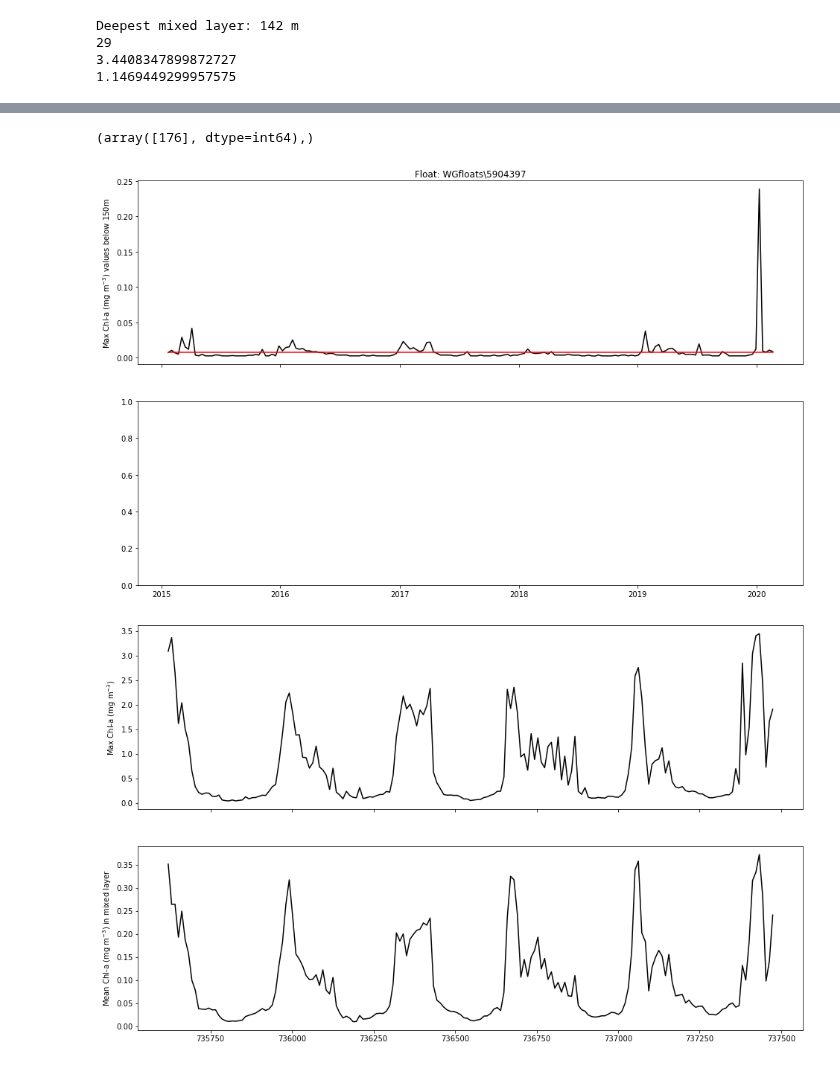
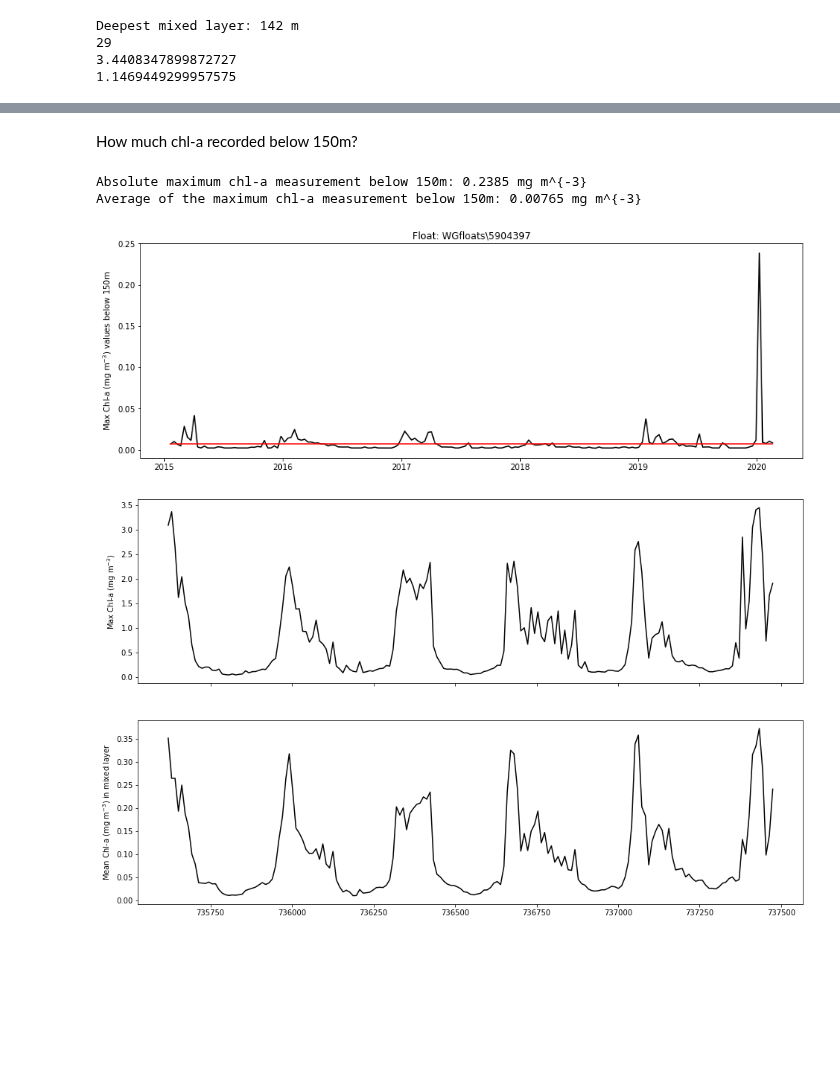
Before and after one commit to ClaraCDouglas/net_community_production, a Jupyter notebook: notebooks/FromBieito/UnderIceAnalysis.ipynb, the cells around one changed output, grey strips where cells are left out. Saved outputs shown, nothing was run; the diff lists cells and outputs as text; code cells hidden in the pictures; blank space fills up the shorter version.

```diff
--- a/notebooks/FromBieito/UnderIceAnalysis.ipynb
+++ b/notebooks/FromBieito/UnderIceAnalysis.ipynb
@@ -130,0 +94,8 @@ print(FLOAT.gr["date_dt"])
+# %%
+uplim=1
+deeplim=100
+lowlim=200 # check what values of chl_a there are deeper than 150m -
+            #there shouldn't be any, so may indicate some callibration error/uncertainty if there is, and need to correct for that
+Uh = np.where( FLOAT.gr["depth"]>= uplim)[0][0]
+Dh = np.where( FLOAT.gr["depth"]>= deeplim)[0][0]
+Lh = np.where( FLOAT.gr["depth"]>= lowlim)[0][0]
@@ -131,14 +189,24 @@ print(FLOAT.gr["date_dt"])
+# %% [markdown]
+How much chl-a recorded below 150m?
+# %%
+deep_Chl_a = np.nanmax(FLOAT.gr["Chl_a_corr"][Lh:,:], axis = 0)
+#max_Chl_a_corr = np.nanmax(FLOAT.gr["Chl_a_corr"][Uh:Dh,:], axis = 0)
+#meanML_Chl_a = np.nanmean(FLOAT.gr["Chl_a_corr"][:jh,:], axis = 0)
+print('Absolute maximum chl-a measurement below 150m:',np.round(np.nanmax(deep_Chl_a),5),'mg m^{-3}')
+print('Average of the maximum chl-a measurement below 150m:',np.round(np.nanmean(deep_Chl_a),5),'mg m^{-3}')
+# %% [output]
+Absolute maximum chl-a measurement below 150m: 0.2385 mg m^{-3}
+Average of the maximum chl-a measurement below 150m: 0.00765 mg m^{-3}
 # %%
-fig, ax = plt.subplots(2,1,figsize = (16,10), sharex = True)
-ax[0].plot( FLOAT.gr["date_dt"], deep_Chl_a, "k" )
-ax[0].set_ylabel( "Max Chl-a (mg m$^{-3}$) values below 150m" )
+fig, ax = plt.subplots(figsize = (15,5), sharex = True)
+#fig,(ax1,ax2)=plt.figure(figsize = (15,5))
+plt.plot( FLOAT.gr["date_dt"], deep_Chl_a, "k" )
+ax.set_ylabel( "Max Chl-a (mg m$^{-3}$) values below 150m" )
 mean_deep_chl_a=[np.nanmean(deep_Chl_a)]*len(FLOAT.gr["date"])
-ax[0].plot(FLOAT.gr["date_dt"], mean_deep_chl_a, "r")
-ax[0].set_title("Float: %s"%(FLOAT.raw["code"]))
-print(np.where(deep_Chl_a>0.2))
+plt.plot(FLOAT.gr["date_dt"], mean_deep_chl_a, "r")
+ax.set_title("Float: %s"%(FLOAT.raw["code"]))
 # %% [output]
-(array([176], dtype=int64),)
-[figure, old version]
+[figure, new version]
 # %%
 fig, ax = plt.subplots(2,1,figsize = (16,10), sharex = True)
 ax[0].plot( FLOAT.gr["date"], max_Chl_a, "k" )
```
Also changed, not shown: parts of 13 cells of this notebook.
